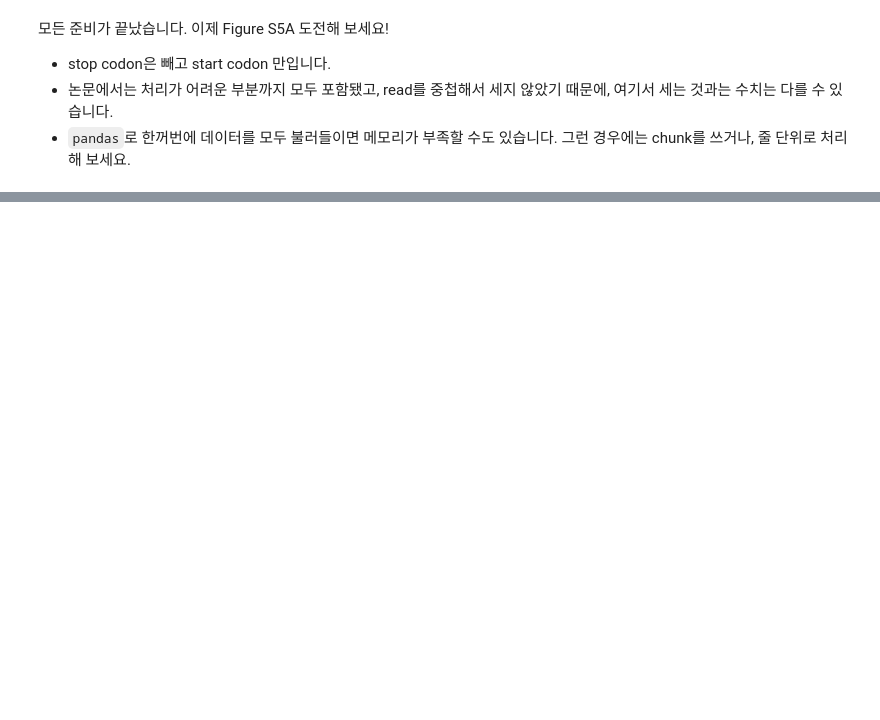
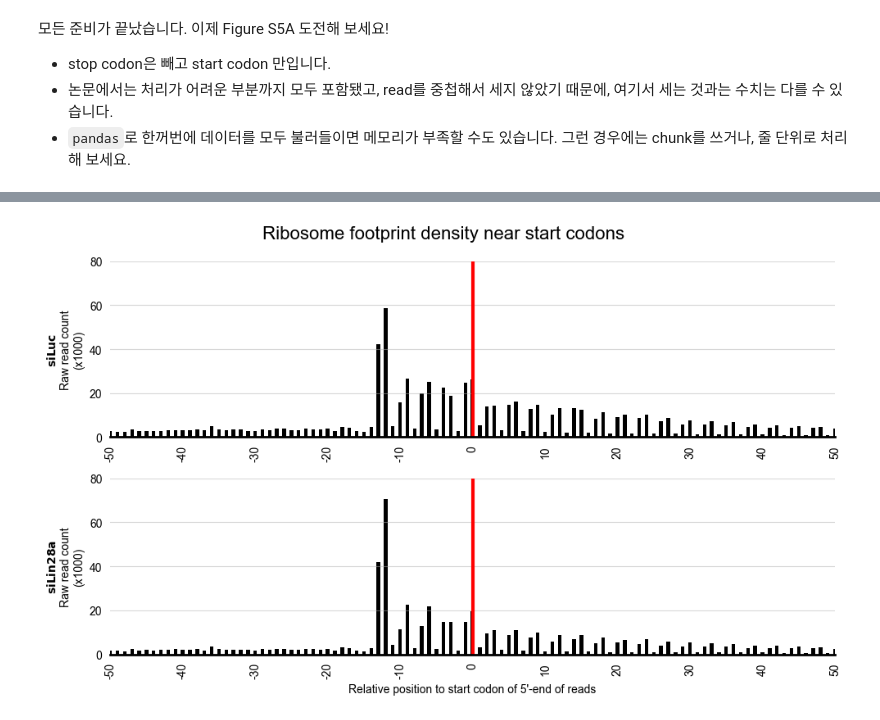
Before and after one commit to mahoon2/bioinfo1, a Jupyter notebook: CoLab_TermProj_2025_2.ipynb, the cells around one changed output, grey strips where cells are left out. Drawn from its saved outputs; the diff is of its cells as text; code cells hidden in the pictures; blank space fills up the shorter version.

```diff
--- a/CoLab_TermProj_2025_2.ipynb
+++ b/CoLab_TermProj_2025_2.ipynb
@@ -156,0 +300,5 @@ chr1    4878103 4878104 1       chr1    4878045 4878205 ENSMUST00000027036.11
+# %%
+silin28a = pd.read_csv('fivepcounts-filtered-RPF-siLin28a.txt', sep='\t', header=None)
+silin28a.columns = ['chrom_read', '5_start', '5_end', '5_cnt',
+                 'chrom_annot', 'exon_start', 'exon_end', 'transcript_id', 'start_codon_pos', 'strand']
+silin28a.head()
@@ -156,0 +312,5 @@ chr1    4878103 4878104 1       chr1    4878045 4878205 ENSMUST00000027036.11
+# %%
+silin28a['relative_pos'] = silin28a['5_start'] - silin28a['start_codon_pos']
+# %%
+silin28a_counts = silin28a[(silin28a['relative_pos'] > -51) & (silin28a['relative_pos'] < 51)].groupby('relative_pos')['5_cnt'].sum()
+silin28a_counts
@@ -156,0 +331,59 @@ chr1    4878103 4878104 1       chr1    4878045 4878205 ENSMUST00000027036.11
+# %%
+fig, axes = plt.subplots(nrows=2, ncols=1, figsize=(10, 6))
+
+axes[0].axvline(0, color='red', linestyle='-', linewidth=3)
+axes[0].bar(siluc_counts.index, siluc_counts.values / 1000, color='black', width=0.5)
+axes[0].grid(axis='y', alpha=0.5)
+
+axes[0].set_xlim(-50, 50)
+axes[0].set_ylim(0, 80)
+
+axes[0].set_ylabel(r'$\mathbf{siLuc}$' + '\n' + 'Raw read count\n(x1000)')
+
+axes[0].set_xticks(ticks=np.arange(-50, 51, 10), labels=list(map(str, np.arange(-50, 51, 10))), rotation='vertical')
+axes[0].tick_params(
+    axis='both',      # 'x','y' 또는 'both'
+    which='both',     # 'major','minor','both'
+    bottom=False,     # x축 아래쪽 tick
+    top=False,        # x축 위쪽 tick
+    left=False,       # y축 왼쪽 tick
+    right=False       # y축 오른쪽 tick
+)
+
+for name, spine in axes[0].spines.items():
+    if name != 'bottom':
+        spine.set_visible(False)
+    else:
+        spine.set_linewidth(2.0)
+
+axes[1].axvline(0, color='red', linestyle='-', linewidth=3)
+axes[1].bar(silin28a_counts.index, silin28a_counts.values / 1000, color='black', width=0.5)
+axes[1].grid(axis='y', alpha=0.5)
+
+axes[1].set_xlim(-50, 50)
+axes[1].set_ylim(0, 80)
+
+axes[1].set_xlabel('Relative position to start codon of 5\'-end of reads')
+axes[1].set_ylabel(r'$\mathbf{siLin28a}$' + '\n' + 'Raw read count\n(x1000)')
+
+axes[1].set_xticks(ticks=np.arange(-50, 51, 10), labels=list(map(str, np.arange(-50, 51, 10))), rotation='vertical')
+axes[1].tick_params(
+    axis='both',      # 'x','y' 또는 'both'
+    which='both',     # 'major','minor','both'
+    bottom=False,     # x축 아래쪽 tick
+    top=False,        # x축 위쪽 tick
+    left=False,       # y축 왼쪽 tick
+    right=False       # y축 오른쪽 tick
+)
+
+for name, spine in axes[1].spines.items():
+    if name != 'bottom':
+        spine.set_visible(False)
+    else:
+        spine.set_linewidth(2.0)
+
+fig.suptitle('Ribosome footprint density near start codons', fontsize=16)
+plt.tight_layout()
+plt.show()
+# %% [output]
+[figure, added]
```
Also changed, not shown: parts of 14 cells of this notebook, 2 other files.
